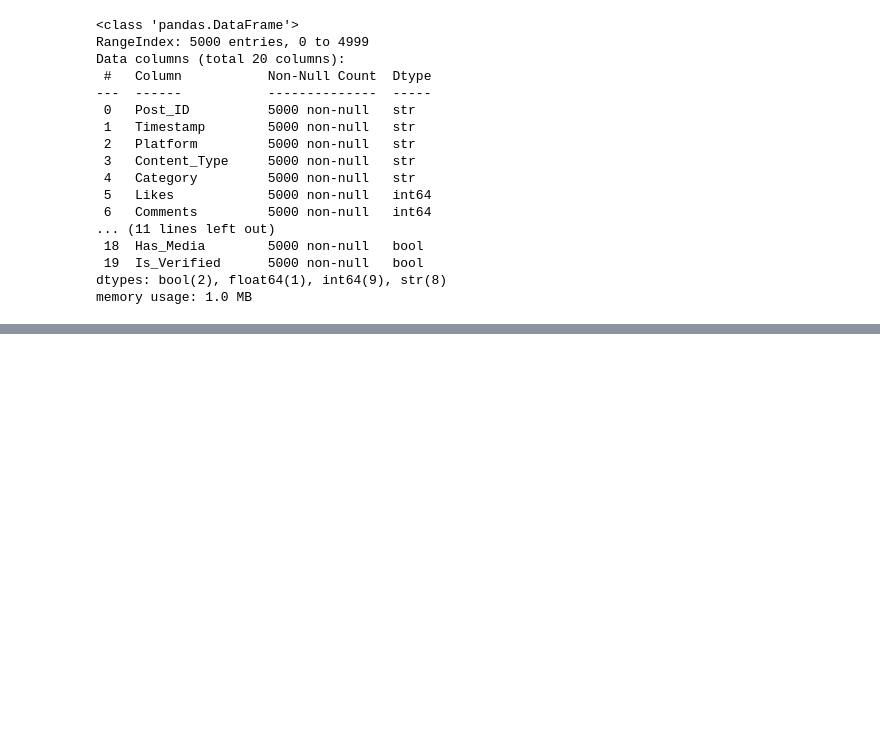
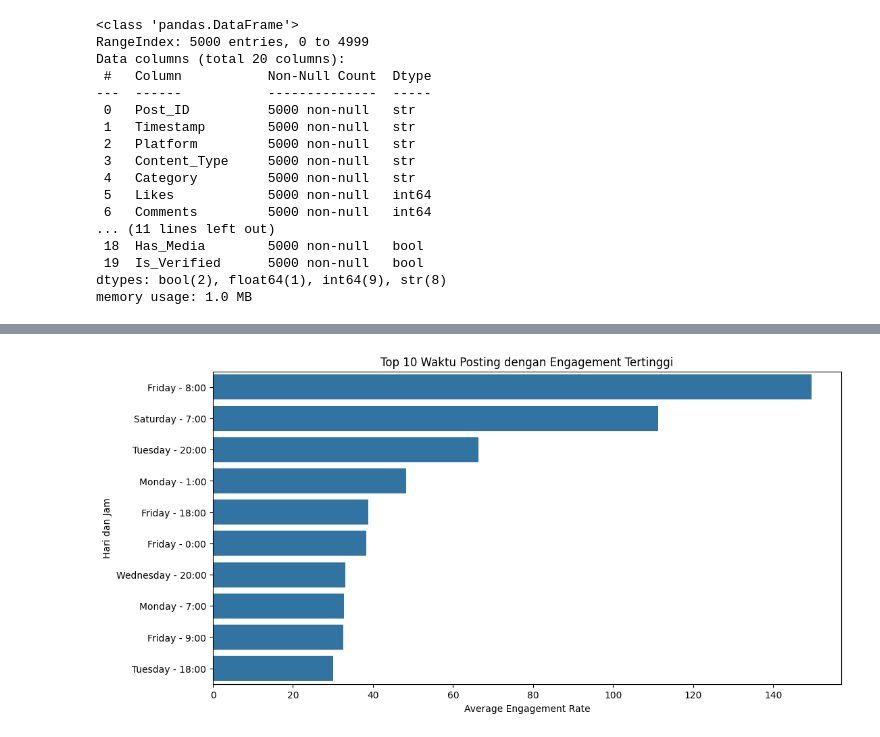
Before and after one commit to Aellz29/Kelompok2-Machine-Learning, a Jupyter notebook: notebooks/1_eda_exploration.ipynb, the cells around one changed output, grey strips where cells are left out. Saved outputs shown, nothing was run; the diff lists cells and outputs as text; code cells hidden in the pictures; blank space fills up the shorter version.

Commit message:
fitur: menambahkan analisis EDA fitur waktu

```diff
--- a/notebooks/1_eda_exploration.ipynb
+++ b/notebooks/1_eda_exploration.ipynb
@@ -111,0 +182,29 @@ memory usage: 1.0 MB
+# %%
+# ==========================================
+# Grafik 3: Top 10 Kombinasi Hari dan Jam
+# ==========================================
+top_time = (
+    df.groupby(['Day_of_Week','Hour_of_Day'])['Engagement_Rate']
+    .mean()
+    .reset_index()
+    .sort_values('Engagement_Rate', ascending=False)
+    .head(10)
+)
+
+plt.figure(figsize=(12,6))
+
+sns.barplot(
+    data=top_time,
+    x='Engagement_Rate',
+    y=top_time['Day_of_Week'].astype(str) +
+      ' - ' +
+      top_time['Hour_of_Day'].astype(str) + ':00'
+)
+
+plt.title('Top 10 Waktu Posting dengan Engagement Tertinggi')
+plt.xlabel('Average Engagement Rate')
+plt.ylabel('Hari dan Jam')
+
+plt.show()
+# %% [output]
+[figure, added]
```
Also changed, not shown: parts of 4 cells of this notebook.
